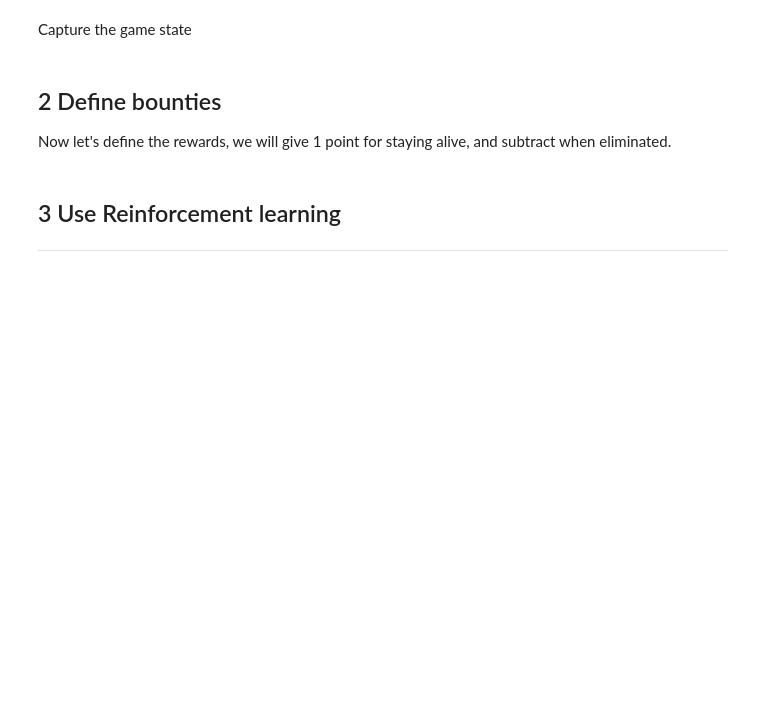
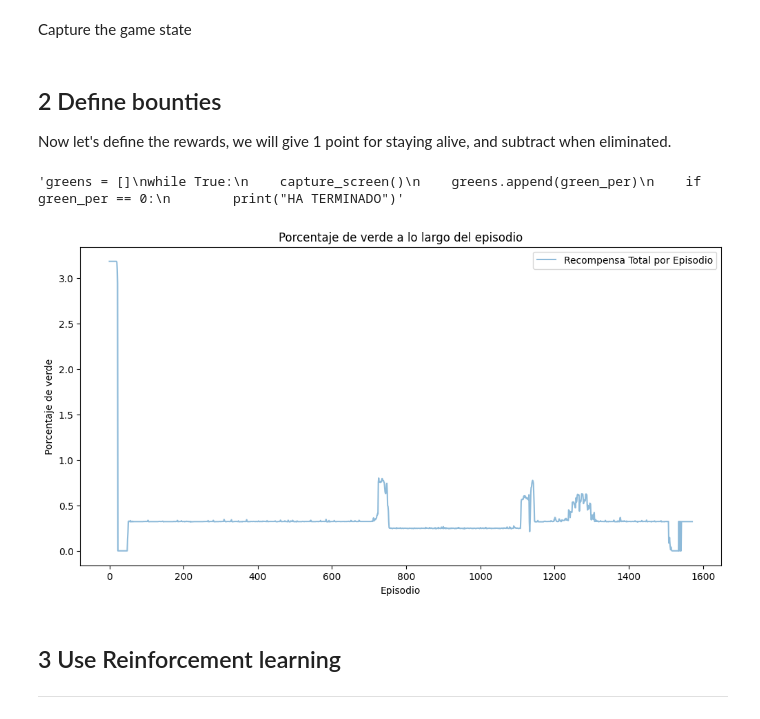
Before and after one commit to Carlosbil/AI_FOR_Geometry_dash, a Jupyter notebook: AI_geomtry.ipynb, the cells around one changed output. Saved outputs shown, nothing was run; the diff lists cells and outputs as text; code cells hidden in the pictures; blank space fills up the shorter version.

```diff
--- a/AI_geomtry.ipynb
+++ b/AI_geomtry.ipynb
@@ -188,3 +151,23 @@ while True:
+# %%
+"""greens = []
+while True:
+    capture_screen()
+    greens.append(green_per)
+    if green_per == 0:
+        print("HA TERMINADO")"""
+# %% [output]
+'greens = []\nwhile True:\n    capture_screen()\n    greens.append(green_per)\n    if green_per == 0:\n        print("HA TERMINADO")'
+# %%
+
+plt.figure(figsize=(12, 6))
+plt.plot(greens, label='Recompensa Total por Episodio', alpha=0.5)
+plt.title('Porcentaje de verde a lo largo del episodio')
+plt.xlabel('Episodio')
+plt.ylabel('Porcentaje de verde')
+plt.legend()
+plt.show()
+# %% [output]
+[figure, added]
 # %% [markdown]
 ## 3 Use Reinforcement learning
 ---
```
Also changed, not shown: parts of 8 cells of this notebook, 1 other file.
